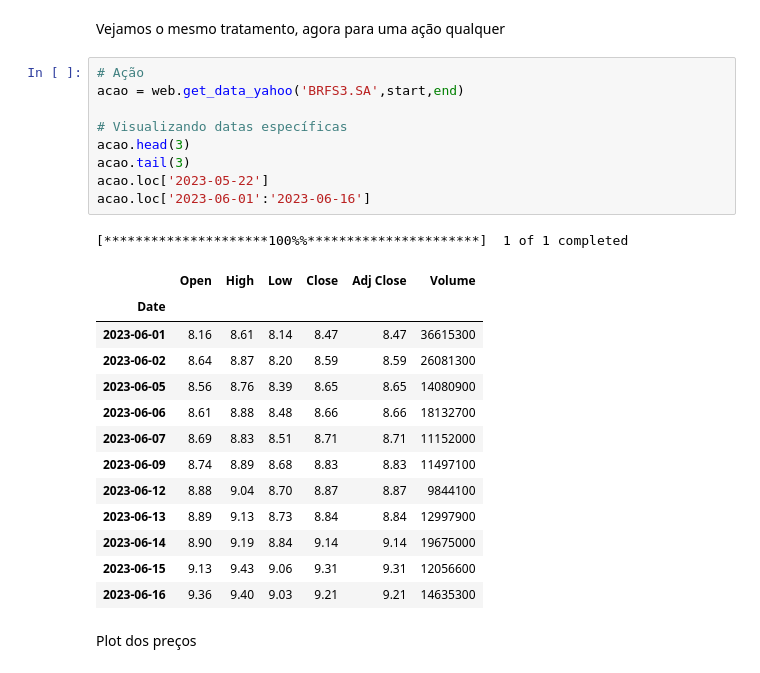
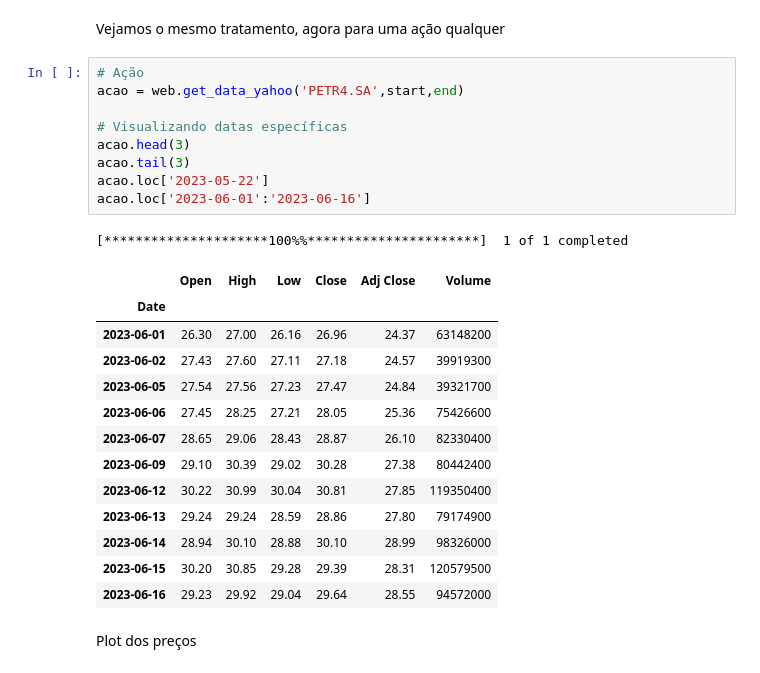
Before and after one commit to vinicioalmeida/descriptive, a Jupyter notebook: retornorisco.ipynb, the cells around one changed output. Drawn from its saved outputs; the diff is of its cells as text.

```diff
--- a/retornorisco.ipynb
+++ b/retornorisco.ipynb
@@ -100,28 +101,28 @@ Text(0.5, 1.0, 'Ibovespa - Retornos Diários')
 Vejamos o mesmo tratamento, agora para uma ação qualquer
 # %%
 # Ação
-acao = web.get_data_yahoo('BRFS3.SA',start,end)
+acao = web.get_data_yahoo('PETR4.SA',start,end)
 
 # Visualizando datas específicas
 acao.head(3)
 acao.tail(3)
 acao.loc['2023-05-22']
 acao.loc['2023-06-01':'2023-06-16']
 # %% [output]
 [*********************100%%**********************]  1 of 1 completed
 |  | Open | High | Low | Close | Adj Close | Volume |
 | Date |  |  |  |  |  |  |
-| 2023-06-01 | 8.16 | 8.61 | 8.14 | 8.47 | 8.47 | 36615300 |
-| 2023-06-02 | 8.64 | 8.87 | 8.20 | 8.59 | 8.59 | 26081300 |
-| 2023-06-05 | 8.56 | 8.76 | 8.39 | 8.65 | 8.65 | 14080900 |
-| 2023-06-06 | 8.61 | 8.88 | 8.48 | 8.66 | 8.66 | 18132700 |
-| 2023-06-07 | 8.69 | 8.83 | 8.51 | 8.71 | 8.71 | 11152000 |
-| 2023-06-09 | 8.74 | 8.89 | 8.68 | 8.83 | 8.83 | 11497100 |
-| 2023-06-12 | 8.88 | 9.04 | 8.70 | 8.87 | 8.87 | 9844100 |
-| 2023-06-13 | 8.89 | 9.13 | 8.73 | 8.84 | 8.84 | 12997900 |
-| 2023-06-14 | 8.90 | 9.19 | 8.84 | 9.14 | 9.14 | 19675000 |
-| 2023-06-15 | 9.13 | 9.43 | 9.06 | 9.31 | 9.31 | 12056600 |
-| 2023-06-16 | 9.36 | 9.40 | 9.03 | 9.21 | 9.21 | 14635300 |
+| 2023-06-01 | 26.30 | 27.00 | 26.16 | 26.96 | 24.37 | 63148200 |
+| 2023-06-02 | 27.43 | 27.60 | 27.11 | 27.18 | 24.57 | 39919300 |
+| 2023-06-05 | 27.54 | 27.56 | 27.23 | 27.47 | 24.84 | 39321700 |
+| 2023-06-06 | 27.45 | 28.25 | 27.21 | 28.05 | 25.36 | 75426600 |
+| 2023-06-07 | 28.65 | 29.06 | 28.43 | 28.87 | 26.10 | 82330400 |
+| 2023-06-09 | 29.10 | 30.39 | 29.02 | 30.28 | 27.38 | 80442400 |
+| 2023-06-12 | 30.22 | 30.99 | 30.04 | 30.81 | 27.85 | 119350400 |
+| 2023-06-13 | 29.24 | 29.24 | 28.59 | 28.86 | 27.80 | 79174900 |
+| 2023-06-14 | 28.94 | 30.10 | 28.88 | 30.10 | 28.99 | 98326000 |
+| 2023-06-15 | 30.20 | 30.85 | 29.28 | 29.39 | 28.31 | 120579500 |
+| 2023-06-16 | 29.23 | 29.92 | 29.04 | 29.64 | 28.55 | 94572000 |
 # %% [markdown]
 Plot dos preços
 # %%
```
Also changed, not shown: parts of 10 cells of this notebook.
